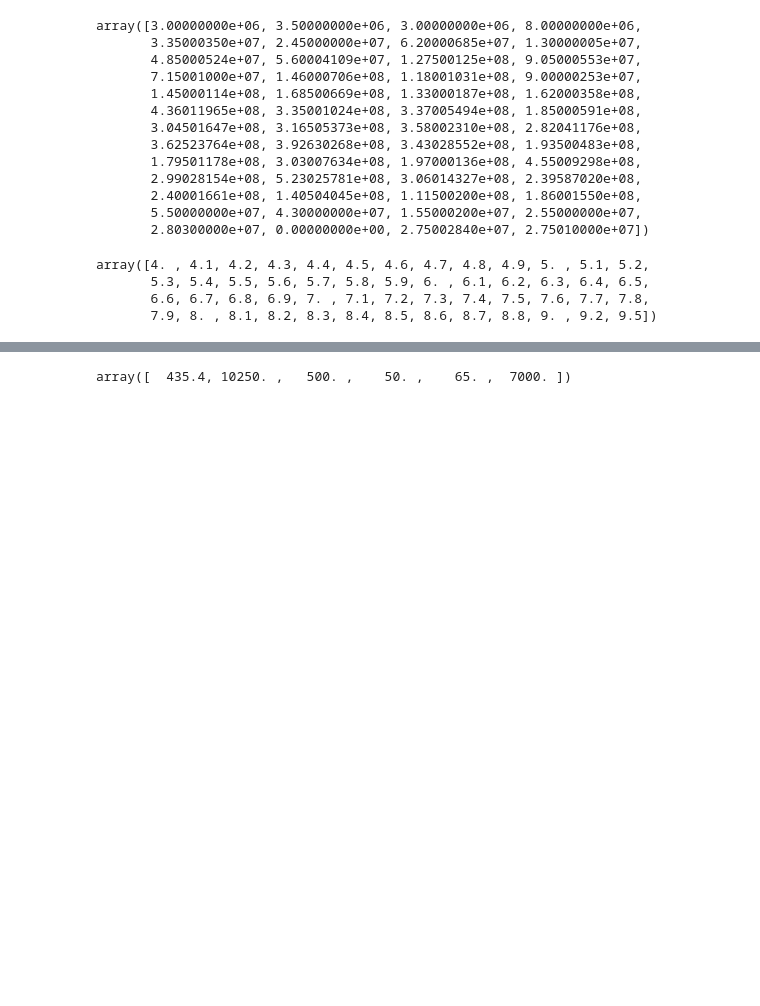
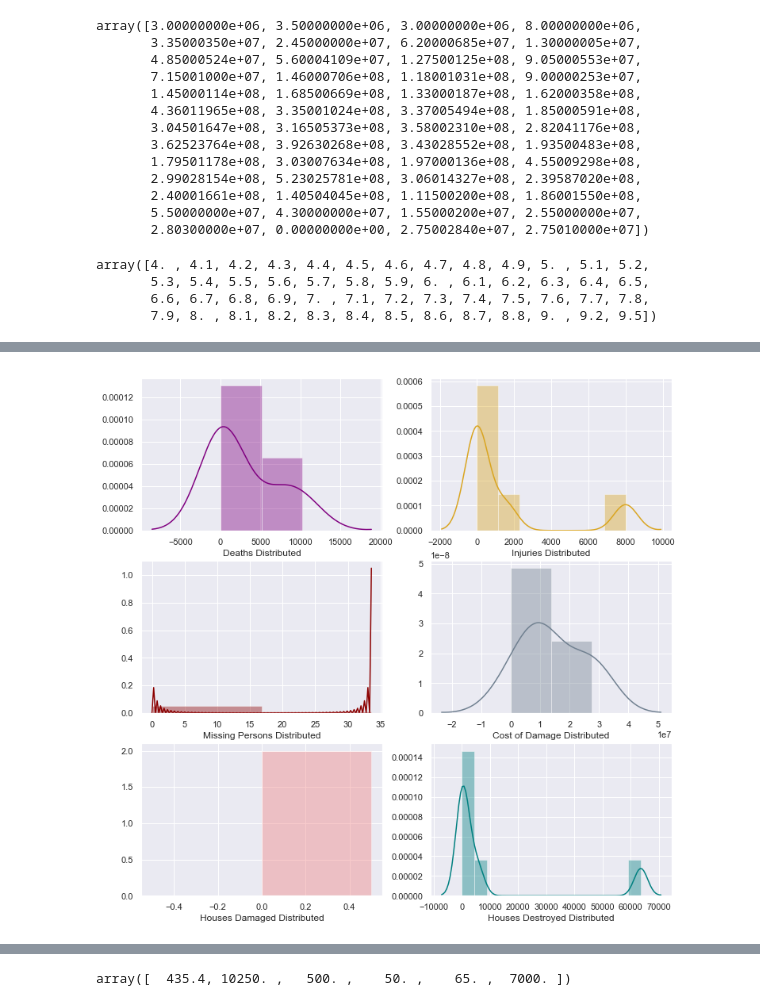
Before and after one commit to labs13-quake-viewer/ds-notebooks, a Jupyter notebook: Plots.ipynb, the cells around one changed output, grey strips where cells are left out. Cells and saved outputs as stored; diff of their text form; code cells hidden in the pictures; blank space fills up the shorter version.

Commit message:
Added a new plot for the app

```diff
--- a/Plots.ipynb
+++ b/Plots.ipynb
@@ -528,6 +528,20 @@ with_tsu.head()
 | 8.7 | 1.0 | 9.5790 | 76.598333 | 34.666667 | 500.0 | 0.0 | 0.0 | 8500000.0 | 666.666667 | ... |
 | 9.0 | 1.0 | 52.7550 | 160.057000 | 22.000000 | 50.0 | 0.0 | 0.0 | 0.0 | 0.000000 | ... |
 | 9.2 | 1.0 | 61.0170 | -147.648000 | 33.000000 | 65.0 | 0.0 | 0.0 | 27500284.0 | 1000.000000 | ... |
+# %%
+# Distribution plots for each feature.
+
+sns.set(style='darkgrid')
+
+f, axes = plt.subplots(3, 2, figsize=(12, 12), sharex=False)
+sns.distplot(a = with_tsu.Deaths, bins= None, hist=True, kde=True, color = 'purple',  axlabel='Deaths Distributed', ax=axes[0, 0]);
+sns.distplot(a = with_tsu.Injuries, bins= None, hist=True, kde=True, color = 'goldenrod',  axlabel='Injuries Distributed', ax=axes[0, 1]);
+sns.distplot(a = with_tsu.Missing, bins= None, hist=True, kde=True, color = 'darkred', axlabel='Missing Persons Distributed', ax=axes[1, 0]);
+sns.distplot(a = with_tsu.Damage, bins= None, hist=True, kde=True, color = 'slategrey', axlabel='Cost of Damage Distributed', ax=axes[1, 1]);
+sns.distplot(a = with_tsu['Houses Destroyed'], bins= None, hist=True, kde=True, color = 'teal', axlabel='Houses Destroyed Distributed', ax=axes[2, 1]);
+sns.distplot(a = with_tsu['Houses Damaged'], bins= None, hist=True, kde=True, color = 'lightcoral', axlabel='Houses Damaged Distributed', ax=axes[2, 0]);
+# %% [output]
+[figure, added]
 # %%
 # Creating a dataframe for Earthquakes that did not generate a Tsunami
 
```
Also changed, not shown: parts of 6 cells of this notebook.
